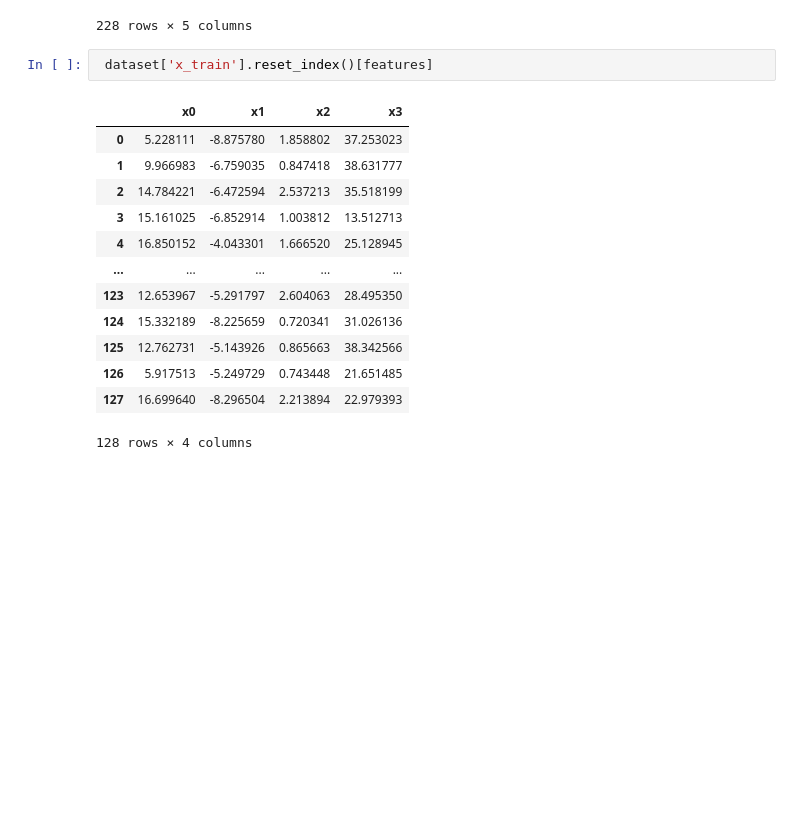
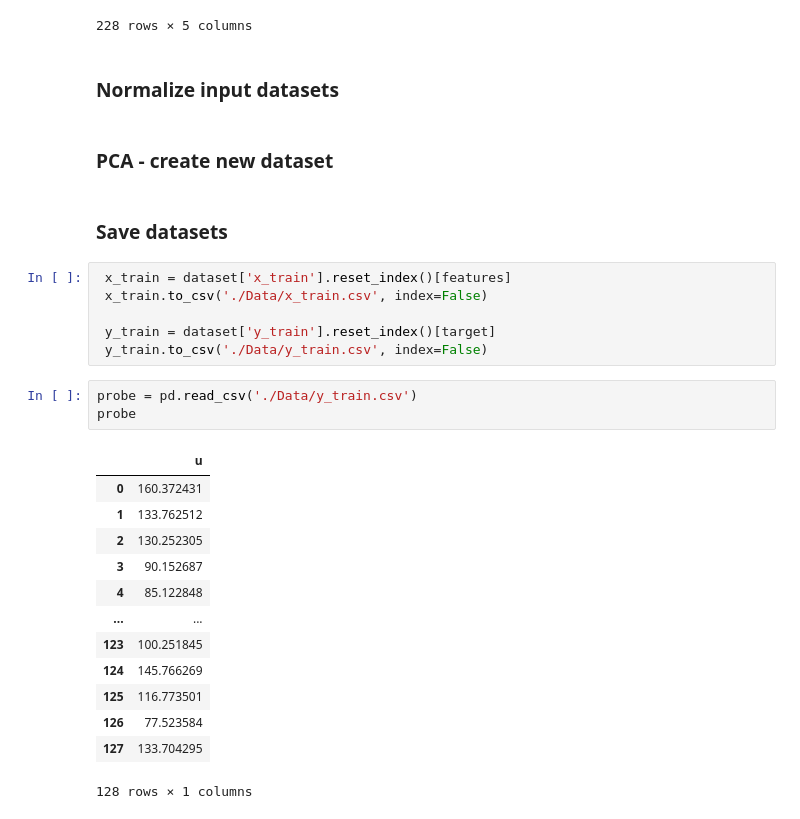
Before and after one commit to mateopolancecofficial/DeepLearningProjects, a Jupyter notebook: Regression/VineyardExploration.ipynb, the cells around one changed output. Drawn from its saved outputs; the diff is of its cells as text; blank space fills up the shorter version.

```diff
--- a/Regression/VineyardExploration.ipynb
+++ b/Regression/VineyardExploration.ipynb
@@ -395,19 +395,32 @@ df
 | 98 | 10.475177 | -8.513518 | 1.152348 | 38.011810 | 160.131130 |
 | 99 | 6.106814 | -4.551056 | 0.748356 | 29.952906 | 87.473091 |
 228 rows × 5 columns
-# %%
- dataset['x_train'].reset_index()[features]
-# %% [output]
-|  | x0 | x1 | x2 | x3 |
-| 0 | 5.228111 | -8.875780 | 1.858802 | 37.253023 |
-| 1 | 9.966983 | -6.759035 | 0.847418 | 38.631777 |
-| 2 | 14.784221 | -6.472594 | 2.537213 | 35.518199 |
-| 3 | 15.161025 | -6.852914 | 1.003812 | 13.512713 |
-| 4 | 16.850152 | -4.043301 | 1.666520 | 25.128945 |
-| ... | ... | ... | ... | ... |
-| 123 | 12.653967 | -5.291797 | 2.604063 | 28.495350 |
-| 124 | 15.332189 | -8.225659 | 0.720341 | 31.026136 |
-| 125 | 12.762731 | -5.143926 | 0.865663 | 38.342566 |
-| 126 | 5.917513 | -5.249729 | 0.743448 | 21.651485 |
-| 127 | 16.699640 | -8.296504 | 2.213894 | 22.979393 |
-128 rows × 4 columns
+# %% [markdown]
+### Normalize input datasets
+# %% [markdown]
+### PCA - create new dataset
+# %% [markdown]
+### Save datasets
+# %%
+ x_train = dataset['x_train'].reset_index()[features]
+ x_train.to_csv('./Data/x_train.csv', index=False)
+
+ y_train = dataset['y_train'].reset_index()[target]
+ y_train.to_csv('./Data/y_train.csv', index=False)
+# %%
+probe = pd.read_csv('./Data/y_train.csv')
+probe
+# %% [output]
+|  | u |
+| 0 | 160.372431 |
+| 1 | 133.762512 |
+| 2 | 130.252305 |
+| 3 | 90.152687 |
+| 4 | 85.122848 |
+| ... | ... |
+| 123 | 100.251845 |
+| 124 | 145.766269 |
+| 125 | 116.773501 |
+| 126 | 77.523584 |
+| 127 | 133.704295 |
+128 rows × 1 columns
```
